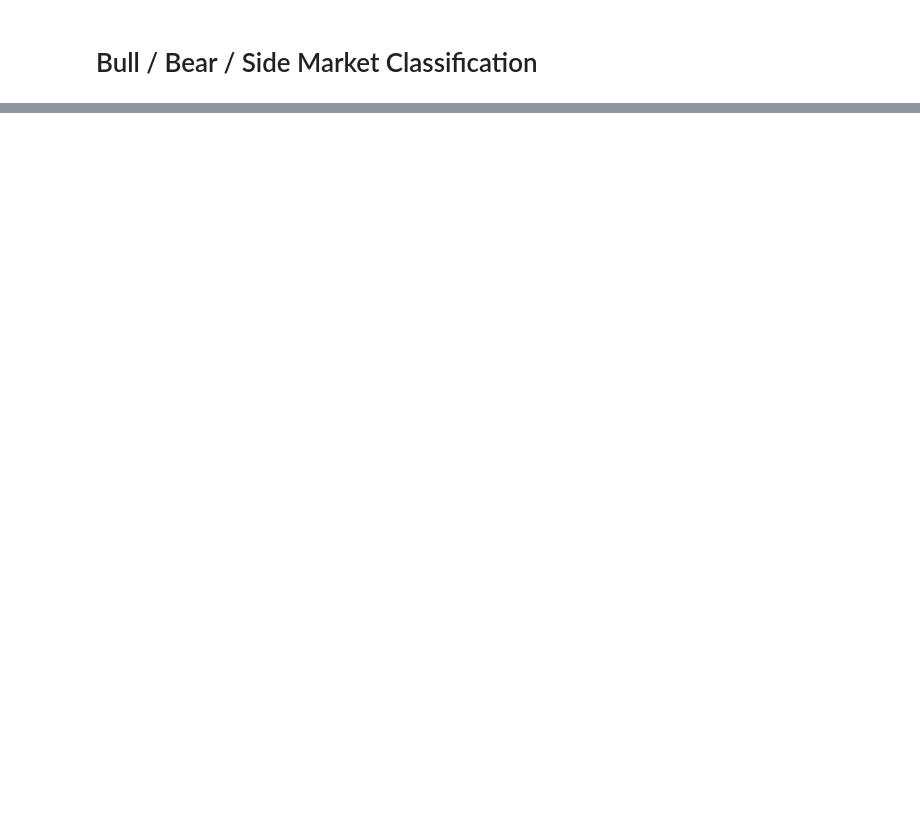
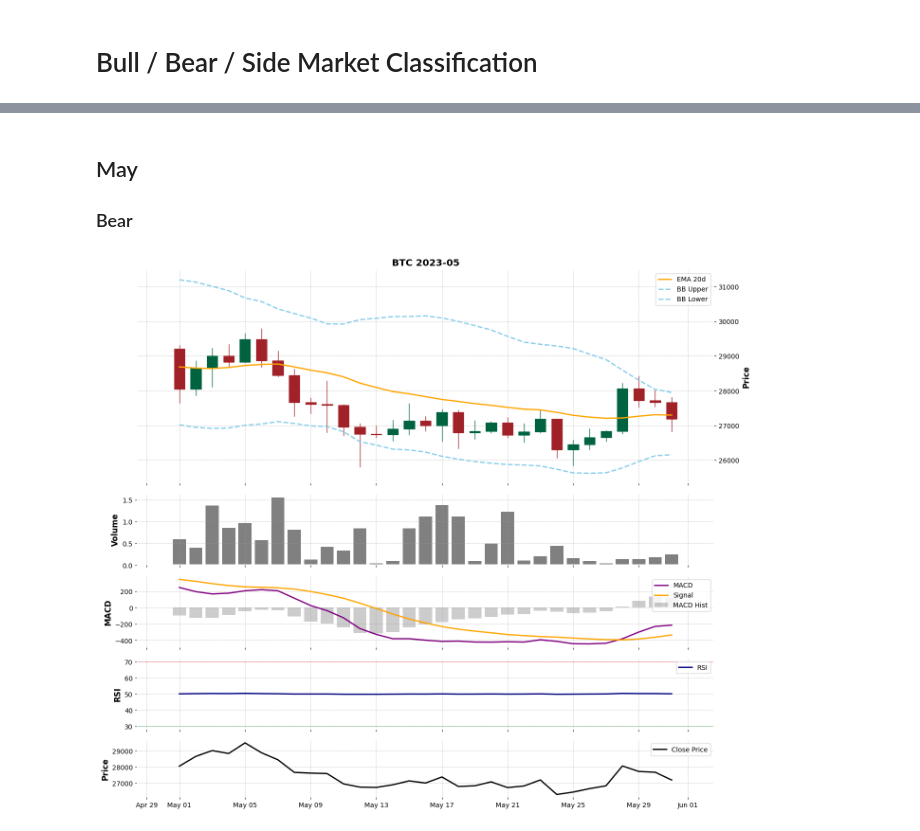
Before and after one commit to VegarGG/Crypto_Research, a Jupyter notebook: strategy/monthly_visualization.ipynb, the cells around one changed output, grey strips where cells are left out. Cells and saved outputs as stored; diff of their text form; code cells hidden in the pictures; blank space fills up the shorter version.

```diff
--- a/strategy/monthly_visualization.ipynb
+++ b/strategy/monthly_visualization.ipynb
@@ -91,0 +108,8 @@ plot_market_regime_analysis(df)
+# %% [markdown]
+## May
+### Bear
+# %%
+df_may = pd.read_csv('/Users/zway/Desktop/BTC_Project/Crypto_Research/data/BTC_montly/btc_2023-05_2023.csv', parse_dates=['Timestamp'], index_col='Timestamp')
+plot_market_regime_analysis(df_may, title='BTC 2023-05')
+# %% [output]
+[figure, added]
```
Also changed, not shown: parts of 22 cells of this notebook.
